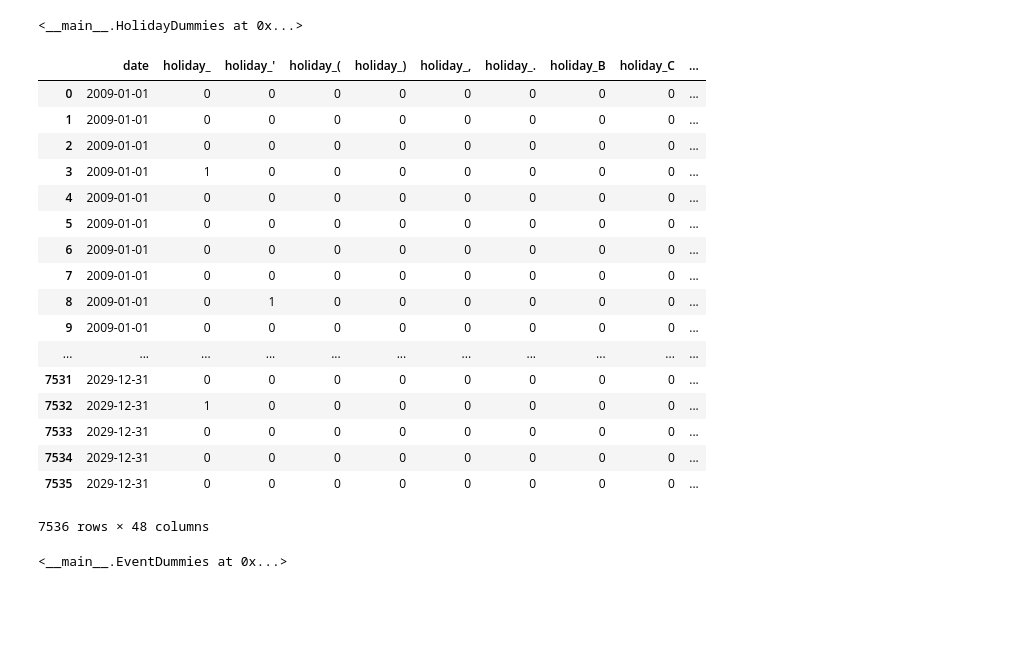
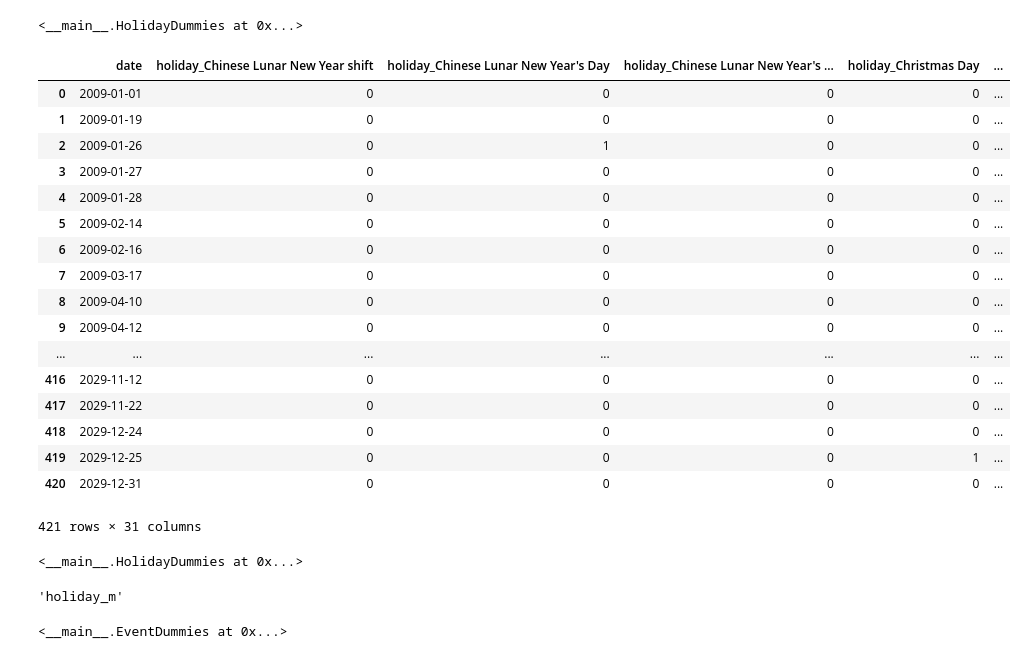
Before and after one commit to analyticallycorrect/seattle_domestic_violence, a Jupyter notebook: Notebooks/pipeline_dev.ipynb, the cells around one changed output. Saved outputs shown, nothing was run; the diff lists cells and outputs as text; code cells hidden in the pictures; blank space fills up the shorter version.

Commit message:
fix bug in HolidaysDummies transform method

```diff
--- a/Notebooks/pipeline_dev.ipynb
+++ b/Notebooks/pipeline_dev.ipynb
@@ -210,8 +210,7 @@ class HolidayDummies():
     def transform(self):
         _holidays = []
         for date in sorted(self.X.keys()):
-            for name in self.X[date]:
-                _holidays.append([date, name])
+            _holidays.append([date, self.X[date]])
         _holidays = pd.DataFrame(_holidays, columns=['date', 'holiday'])
         return pd.get_dummies(_holidays.set_index('date')).reset_index()
 
@@ -536,3 +463,3 @@ calls_df = cf.transform()
 # %%
-holiday_test = SeattleHolidays.CustomHolidays()
+us_holiday_dict = SeattleHolidays.CustomHolidays()
 # %%
@@ -540,27 +467,29 @@ holiday_test._populate()
 # %%
 holidayier = HolidayDummies()
 # %%
-holidayier.fit(holiday_test)
+holidayier.fit(us_holiday_dict)
 # %% [output]
 <__main__.HolidayDummies at 0x...>
-# %%
-holidayier.transform()
-# %% [output]
-|  | date | holiday_ | holiday_' | holiday_( | holiday_) | holiday_, | holiday_. | holiday_B | holiday_C | ... |
-| 0 | 2009-01-01 | 0 | 0 | 0 | 0 | 0 | 0 | 0 | 0 | ... |
-| 1 | 2009-01-01 | 0 | 0 | 0 | 0 | 0 | 0 | 0 | 0 | ... |
-| 2 | 2009-01-01 | 0 | 0 | 0 | 0 | 0 | 0 | 0 | 0 | ... |
-| 3 | 2009-01-01 | 1 | 0 | 0 | 0 | 0 | 0 | 0 | 0 | ... |
-| 4 | 2009-01-01 | 0 | 0 | 0 | 0 | 0 | 0 | 0 | 0 | ... |
-| 5 | 2009-01-01 | 0 | 0 | 0 | 0 | 0 | 0 | 0 | 0 | ... |
-| 6 | 2009-01-01 | 0 | 0 | 0 | 0 | 0 | 0 | 0 | 0 | ... |
-| 7 | 2009-01-01 | 0 | 0 | 0 | 0 | 0 | 0 | 0 | 0 | ... |
-| 8 | 2009-01-01 | 0 | 1 | 0 | 0 | 0 | 0 | 0 | 0 | ... |
-| 9 | 2009-01-01 | 0 | 0 | 0 | 0 | 0 | 0 | 0 | 0 | ... |
-| ... | ... | ... | ... | ... | ... | ... | ... | ... | ... | ... |
-| 7531 | 2029-12-31 | 0 | 0 | 0 | 0 | 0 | 0 | 0 | 0 | ... |
-| 7532 | 2029-12-31 | 1 | 0 | 0 | 0 | 0 | 0 | 0 | 0 | ... |
-| 7533 | 2029-12-31 | 0 | 0 | 0 | 0 | 0 | 0 | 0 | 0 | ... |
-| 7534 | 2029-12-31 | 0 | 0 | 0 | 0 | 0 | 0 | 0 | 0 | ... |
-| 7535 | 2029-12-31 | 0 | 0 | 0 | 0 | 0 | 0 | 0 | 0 | ... |
-7536 rows × 48 columns
+# %%
+us_holidays = holidayier.transform()
+# %%
+us_holidays
+# %% [output]
+|  | date | holiday_Chinese Lunar New Year shift | holiday_Chinese Lunar New Year's Day | holiday_Chinese Lunar New Year's ... | holiday_Christmas Day | ... |
+| 0 | 2009-01-01 | 0 | 0 | 0 | 0 | ... |
+| 1 | 2009-01-19 | 0 | 0 | 0 | 0 | ... |
+| 2 | 2009-01-26 | 0 | 1 | 0 | 0 | ... |
+| 3 | 2009-01-27 | 0 | 0 | 0 | 0 | ... |
+| 4 | 2009-01-28 | 0 | 0 | 0 | 0 | ... |
+| 5 | 2009-02-14 | 0 | 0 | 0 | 0 | ... |
+| 6 | 2009-02-16 | 0 | 0 | 0 | 0 | ... |
+| 7 | 2009-03-17 | 0 | 0 | 0 | 0 | ... |
+| 8 | 2009-04-10 | 0 | 0 | 0 | 0 | ... |
+| 9 | 2009-04-12 | 0 | 0 | 0 | 0 | ... |
+| ... | ... | ... | ... | ... | ... | ... |
+| 416 | 2029-11-12 | 0 | 0 | 0 | 0 | ... |
+| 417 | 2029-11-22 | 0 | 0 | 0 | 0 | ... |
+| 418 | 2029-12-24 | 0 | 0 | 0 | 0 | ... |
+| 419 | 2029-12-25 | 0 | 0 | 0 | 1 | ... |
+| 420 | 2029-12-31 | 0 | 0 | 0 | 0 | ... |
+421 rows × 31 columns
@@ -566,0 +500,4 @@ holidayier.transform()
+# %%
+holidayier.fit(jewish_holiday_dict)
+# %% [output]
+<__main__.HolidayDummies at 0x...>
@@ -567,3 +506,7 @@ holidayier.transform()
+# %%
+jewish_holidays.columns[40]
+# %% [output]
+'holiday_m'
 # %%
 event_dummies = EventDummies()
 # %%
```
Also changed, not shown: parts of 14 cells of this notebook.
